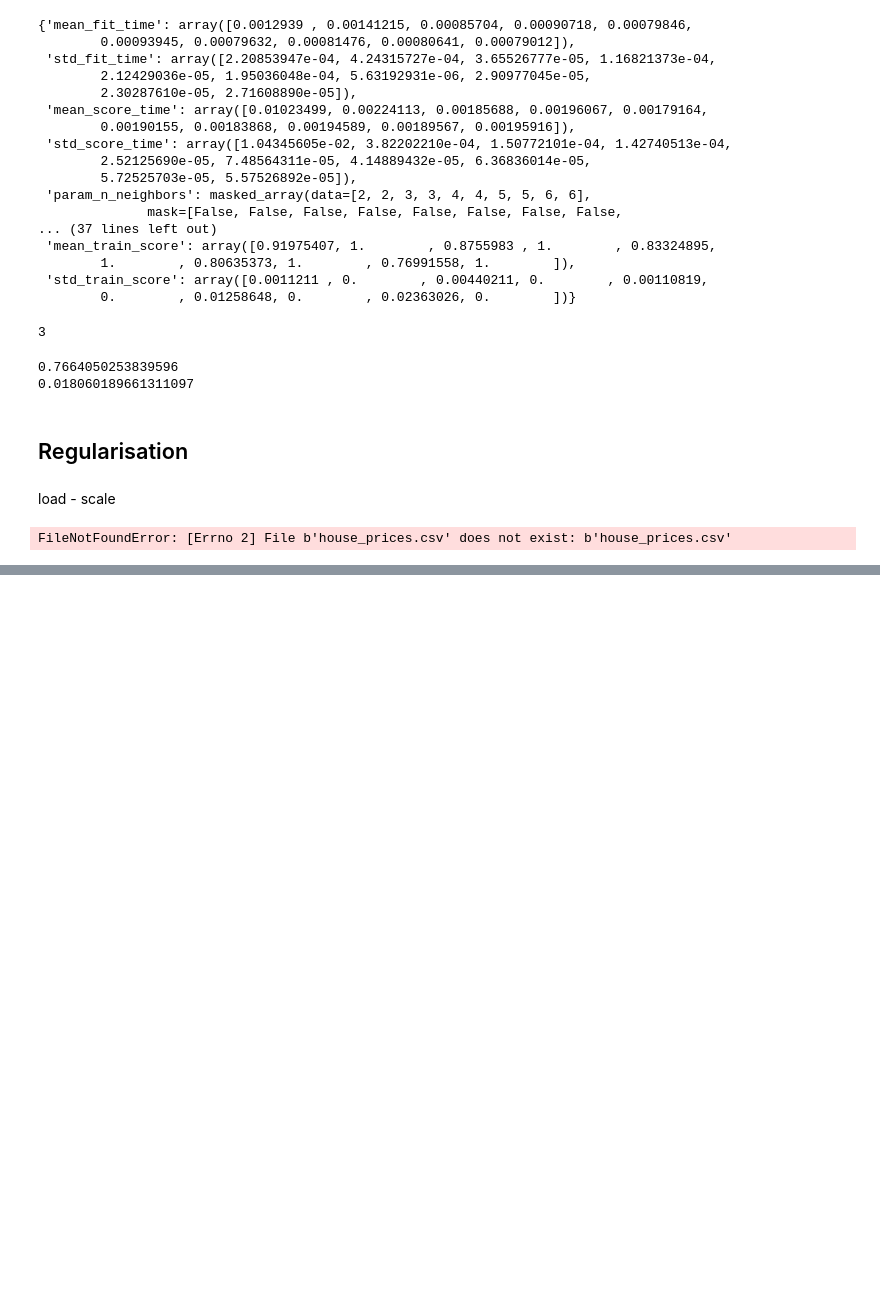
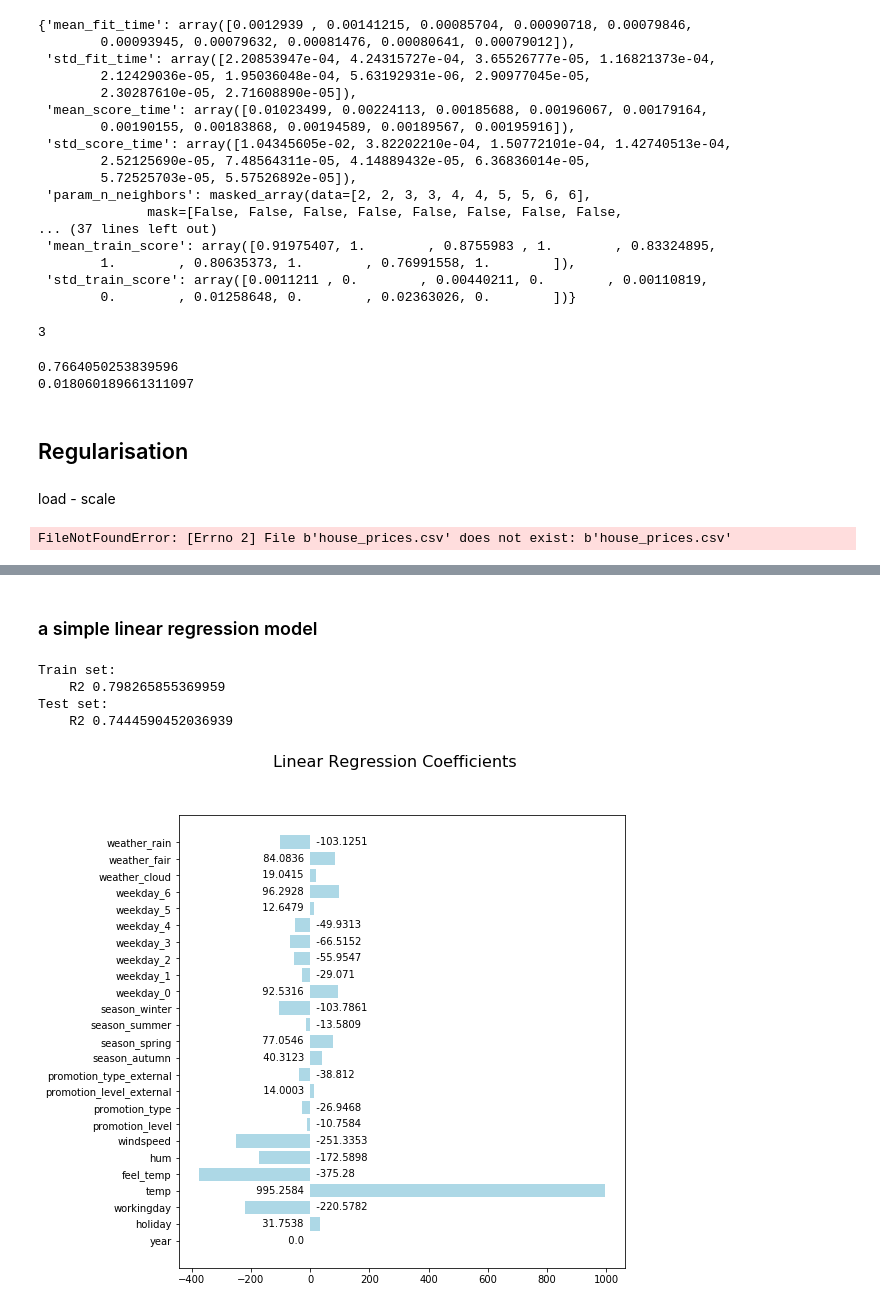
Before and after one commit to chezydan/pytopics, a Jupyter notebook: Improving performance ML Model.ipynb, the cells around one changed output, grey strips where cells are left out. Cells and saved outputs as stored; diff of their text form; code cells hidden in the pictures; blank space fills up the shorter version.

```diff
--- a/Improving performance ML Model.ipynb
+++ b/Improving performance ML Model.ipynb
@@ -792,0 +975,4 @@ FileNotFoundError: [Errno 2] File b'house_prices.csv' does not exist: b'house_pr
+# %%
+categoricals = ['season','weekday','weather']
+dataset = pd.get_dummies(dataset, columns=categoricals) #, drop_first=True)
+dataset.head()
@@ -792,0 +987,41 @@ FileNotFoundError: [Errno 2] File b'house_prices.csv' does not exist: b'house_pr
+# %%
+# Our target feature
+y = dataset.casual
+
+# Our input features
+X = dataset.drop(['casual'], axis=1)
+# %%
+# Rescale the input features
+scaler = MinMaxScaler(feature_range=(0,1))
+X_ = scaler.fit_transform(X)
+X = pd.DataFrame(X_, columns=X.columns)
+# %% [markdown]
+<h3> a simple linear regression model </h3>
+# %%
+# Split into train (2/3) and test (1/3) sets
+test_size = 0.33
+seed = 7
+X_train, X_test, y_train, y_test = train_test_split(X, y, test_size=test_size, random_state=seed)
+# %%
+# Build and evaluate a linear regression model
+
+# Create model
+model = LinearRegression()
+
+# Fit model
+model.fit(X_train, y_train)
+print("Train set:")
+score(model, X_train, y_train)
+
+# Evaluate
+print("Test set:")
+score(model, X_test, y_test)
+
+# Summary
+linearRegressionSummary(model, X_train.columns)
+# %% [output]
+Train set:
+    R2 0.798265855369959
+Test set:
+    R2 0.7444590452036939
+[figure, added]
```
Also changed, not shown: parts of 34 cells of this notebook, 12 other files.
